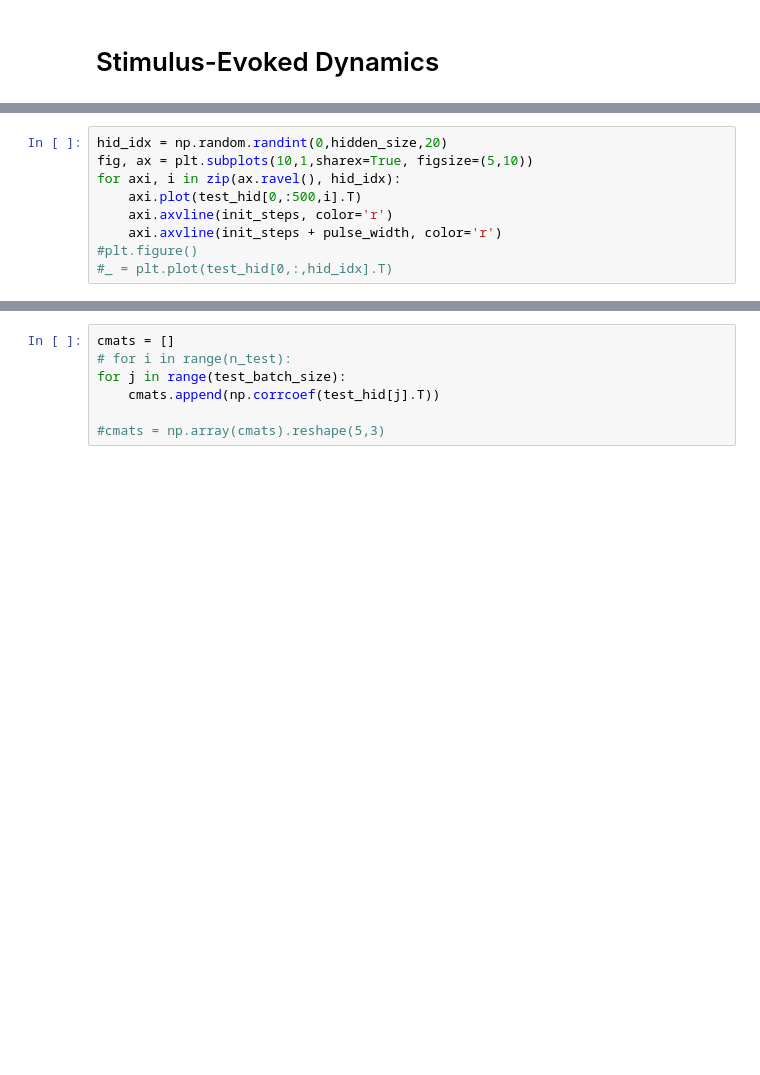
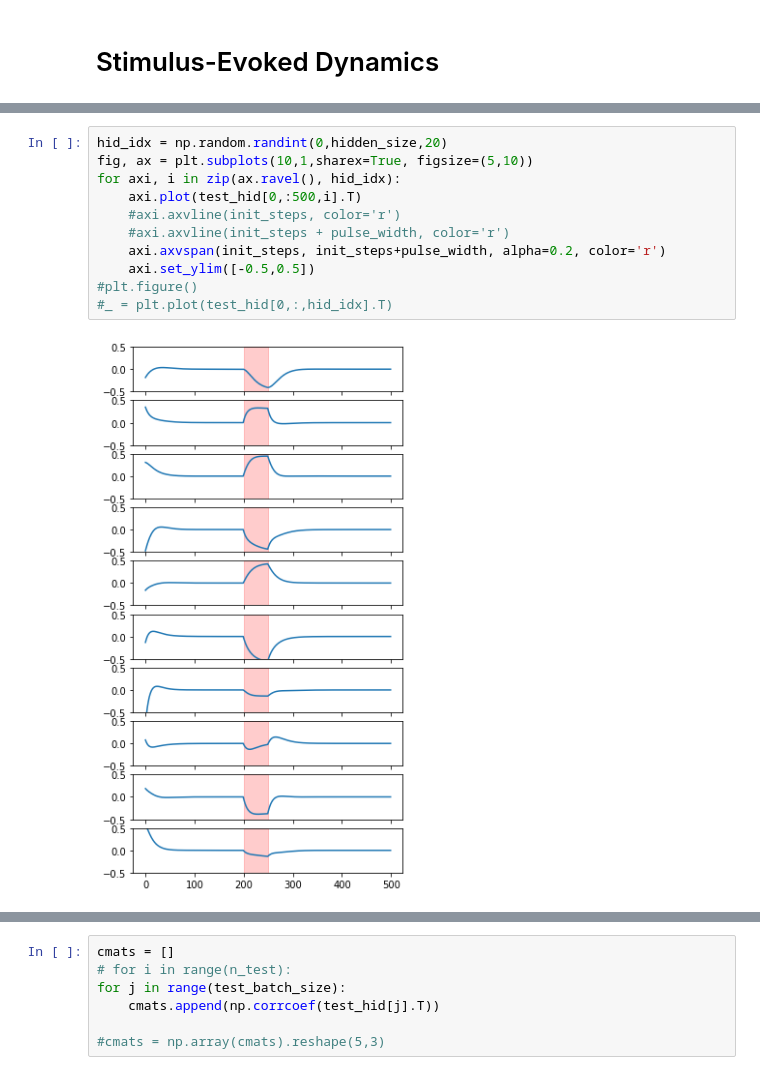
Before and after one commit to kochalka/rnn_encoding, a Jupyter notebook: RNN encoding.ipynb, the cells around one changed output, grey strips where cells are left out. Drawn from its saved outputs; the diff is of its cells as text; blank space fills up the shorter version.

```diff
--- a/RNN encoding.ipynb
+++ b/RNN encoding.ipynb
@@ -379,10 +382,14 @@ for i in np.random.randint(0,test_batch_size,5):
 # %%
 hid_idx = np.random.randint(0,hidden_size,20)
 fig, ax = plt.subplots(10,1,sharex=True, figsize=(5,10))
 for axi, i in zip(ax.ravel(), hid_idx):
     axi.plot(test_hid[0,:500,i].T)
-    axi.axvline(init_steps, color='r')
-    axi.axvline(init_steps + pulse_width, color='r')
+    #axi.axvline(init_steps, color='r')
+    #axi.axvline(init_steps + pulse_width, color='r')
+    axi.axvspan(init_steps, init_steps+pulse_width, alpha=0.2, color='r')
+    axi.set_ylim([-0.5,0.5])
 #plt.figure()
 #_ = plt.plot(test_hid[0,:,hid_idx].T)
+# %% [output]
+[figure, added]
 # %%
```
Also changed, not shown: parts of 15 cells of this notebook.
